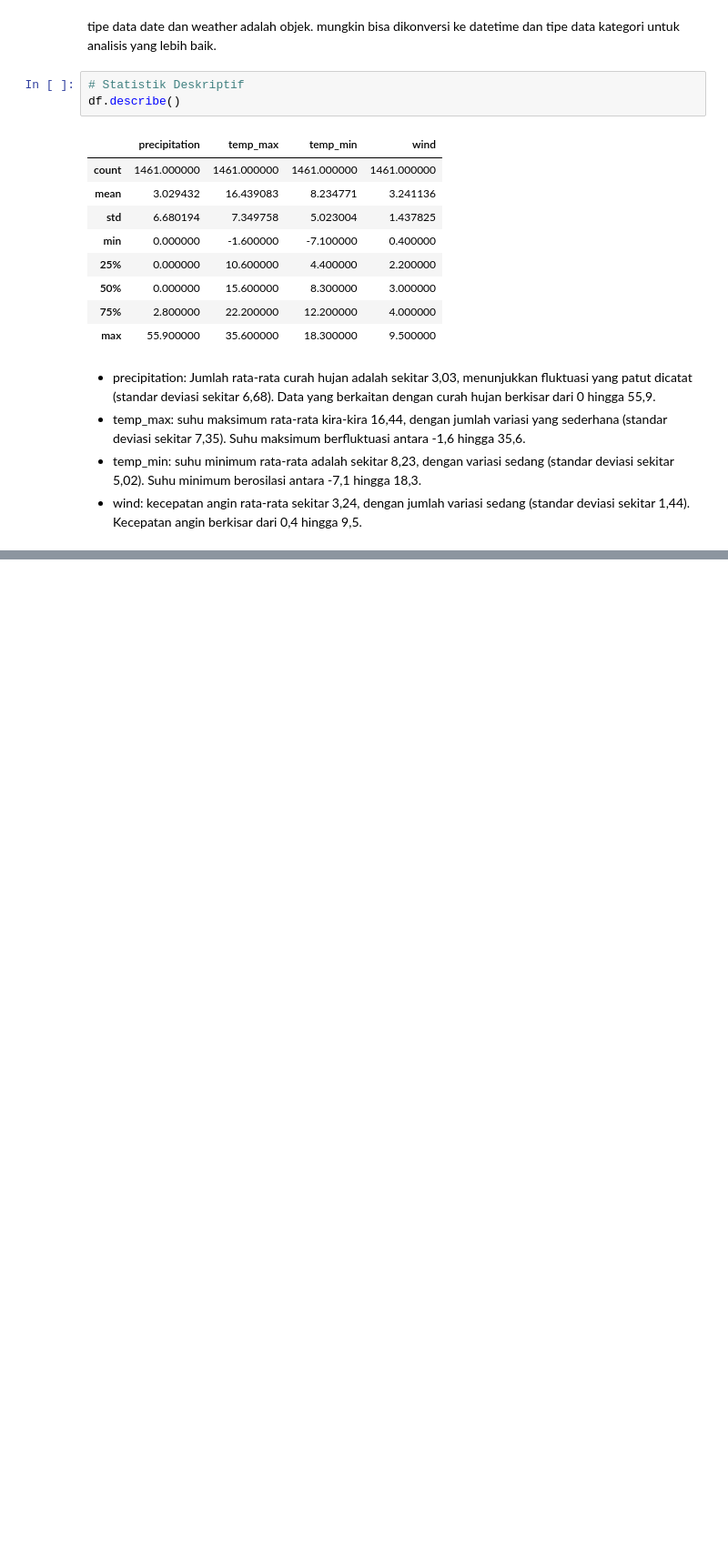
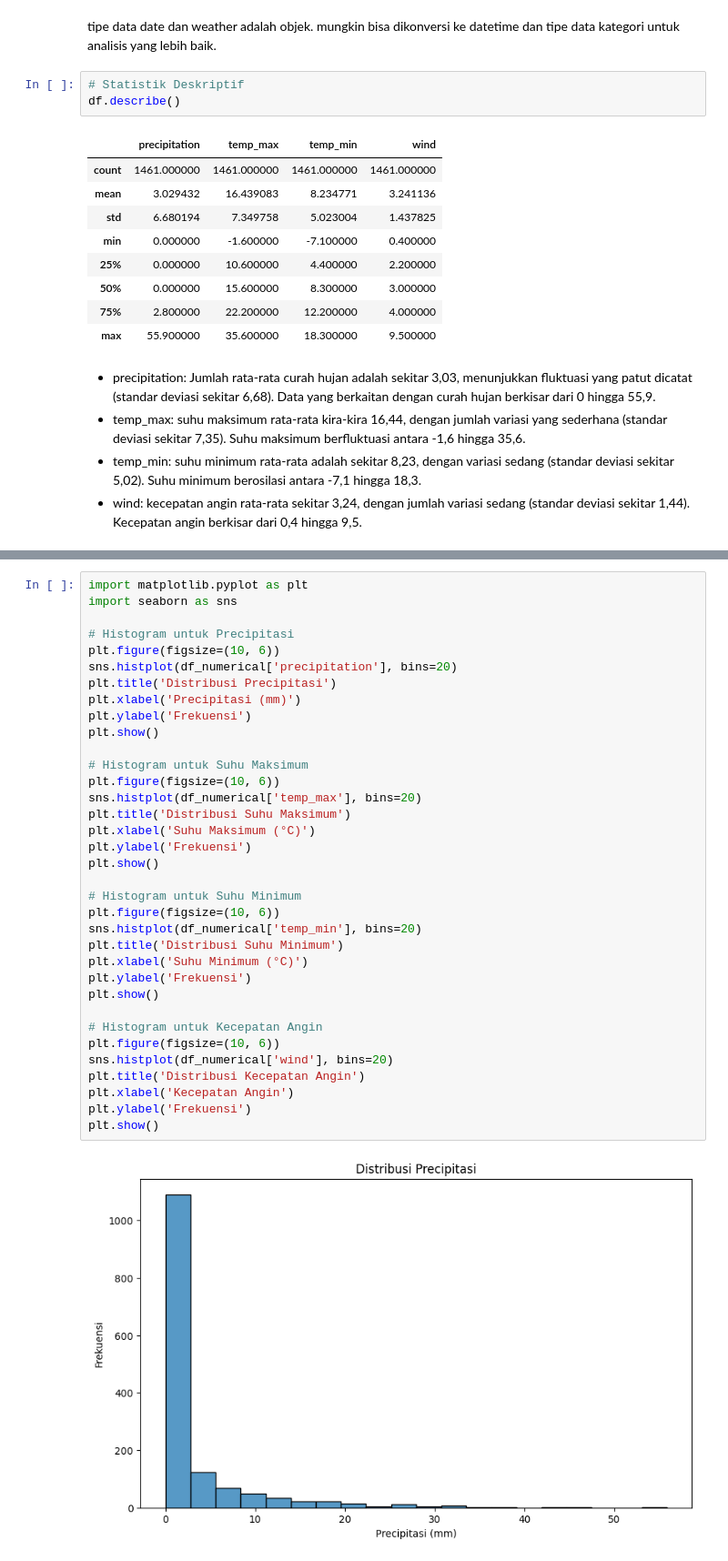
Before and after one commit to rezaldii/Diabetes-prediction, a Jupyter notebook: Weather-Prediction.ipynb, the cells around one changed output, grey strips where cells are left out. Shown: that part at 91% size. Drawn from its saved outputs; the diff is of its cells as text; blank space fills up the shorter version.

```diff
--- a/Weather-Prediction.ipynb
+++ b/Weather-Prediction.ipynb
@@ -71,0 +152,37 @@ df.describe()
+# %%
+import matplotlib.pyplot as plt
+import seaborn as sns
+
+# Histogram untuk Precipitasi
+plt.figure(figsize=(10, 6))
+sns.histplot(df_numerical['precipitation'], bins=20)
+plt.title('Distribusi Precipitasi')
+plt.xlabel('Precipitasi (mm)')
+plt.ylabel('Frekuensi')
+plt.show()
+
+# Histogram untuk Suhu Maksimum
+plt.figure(figsize=(10, 6))
+sns.histplot(df_numerical['temp_max'], bins=20)
+plt.title('Distribusi Suhu Maksimum')
+plt.xlabel('Suhu Maksimum (°C)')
+plt.ylabel('Frekuensi')
+plt.show()
+
+# Histogram untuk Suhu Minimum
+plt.figure(figsize=(10, 6))
+sns.histplot(df_numerical['temp_min'], bins=20)
+plt.title('Distribusi Suhu Minimum')
+plt.xlabel('Suhu Minimum (°C)')
+plt.ylabel('Frekuensi')
+plt.show()
+
+# Histogram untuk Kecepatan Angin
+plt.figure(figsize=(10, 6))
+sns.histplot(df_numerical['wind'], bins=20)
+plt.title('Distribusi Kecepatan Angin')
+plt.xlabel('Kecepatan Angin')
+plt.ylabel('Frekuensi')
+plt.show()
+# %% [output]
+[figure, added]
```
Also changed, not shown: parts of 9 cells of this notebook.
